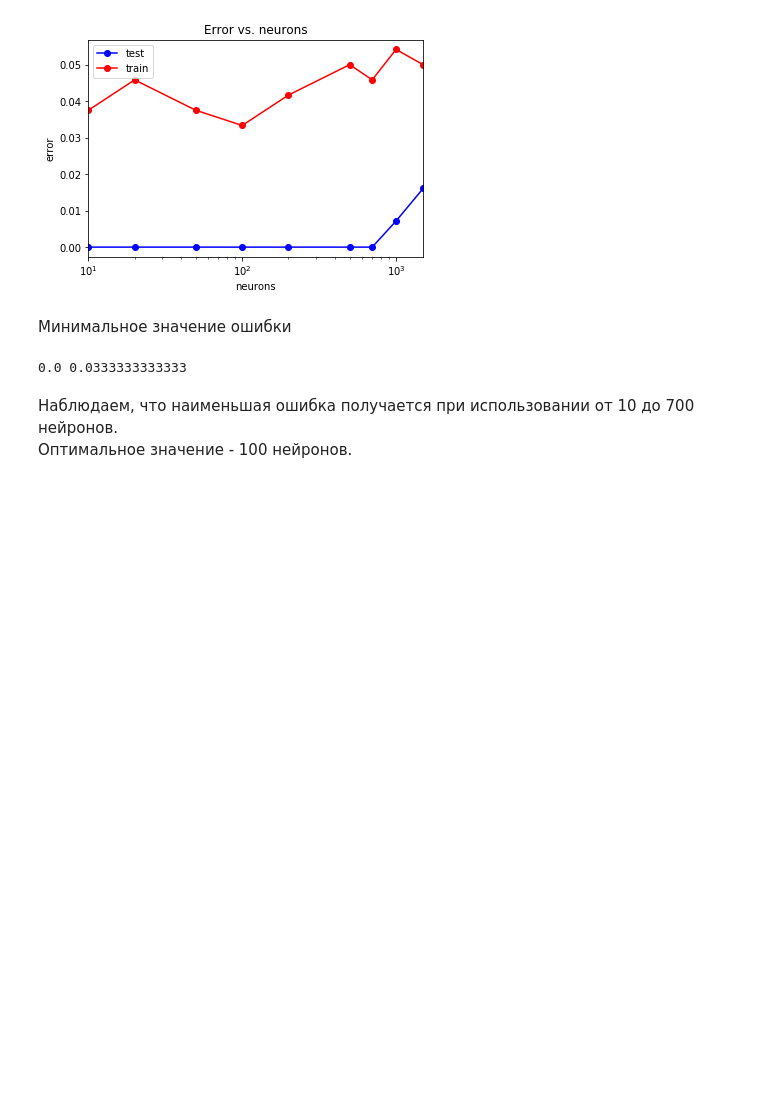
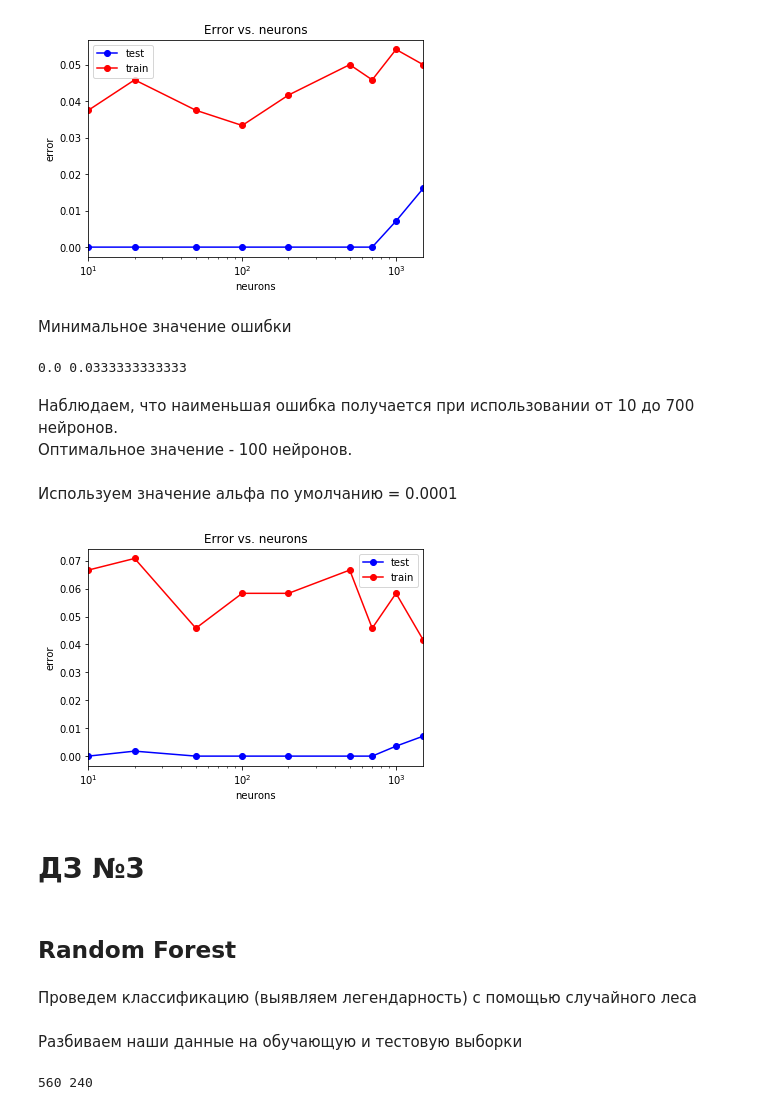
Before and after one commit to MariaRumiantseva/MachineLearning, a Jupyter notebook: HW1_PokemonChallenge.ipynb, the cells around one changed output. Drawn from its saved outputs; the diff is of its cells as text; code cells hidden in the pictures; blank space fills up the shorter version.

```diff
--- a/HW1_PokemonChallenge.ipynb
+++ b/HW1_PokemonChallenge.ipynb
@@ -1162,3 +1162,46 @@ print(min_train_err, min_test_err)
 # %% [markdown]
 Наблюдаем, что наименьшая ошибка получается при использовании от 10 до 700 нейронов.
 Оптимальное значение - 100 нейронов.
+# %% [markdown]
+Используем значение альфа по умолчанию = 0.0001
+# %%
+neuron_arr = (10, 20, 50, 100, 200, 500, 700, 1000, 1500)
+test_err = []
+train_err = []
+for neuron in neuron_arr:
+    mlp_model = MLPClassifier(hidden_layer_sizes = (neuron,neuron),
+                              solver = 'lbfgs', activation = 'logistic', random_state = 42)
+    mlp_model.fit(X_train, y_train)
+
+    y_train_pred = mlp_model.predict(X_train)
+    y_test_pred = mlp_model.predict(X_test)
+    train_err.append(np.mean(y_train != y_train_pred))
+    test_err.append(np.mean(y_test != y_test_pred))
+# %%
+plt.semilogx(neuron_arr, train_err, 'b-o', label = 'test')
+plt.semilogx(neuron_arr, test_err, 'r-o', label = 'train')
+plt.xlim([np.min(neuron_arr), np.max(neuron_arr)])
+plt.title('Error vs. neurons')
+plt.xlabel('neurons')
+plt.ylabel('error')
+plt.legend()
+pass
+# %% [output]
+[figure, added]
+# %% [markdown]
+# ДЗ №3
+# %% [markdown]
+## Random Forest
+# %% [markdown]
+Проведем классификацию (выявляем легендарность) с помощью случайного леса
+# %% [markdown]
+Разбиваем наши данные на обучающую и тестовую выборки
+# %%
+from sklearn.model_selection import train_test_split
+X_train, X_test, y_train, y_test = train_test_split(X, y, test_size = 0.3, random_state = 7)
+N_test, _ = X_test.shape
+N_train, _ = X_train.shape
+
+print(N_train, N_test)
+# %% [output]
+560 240
```
Also changed, not shown: parts of 73 cells of this notebook.
